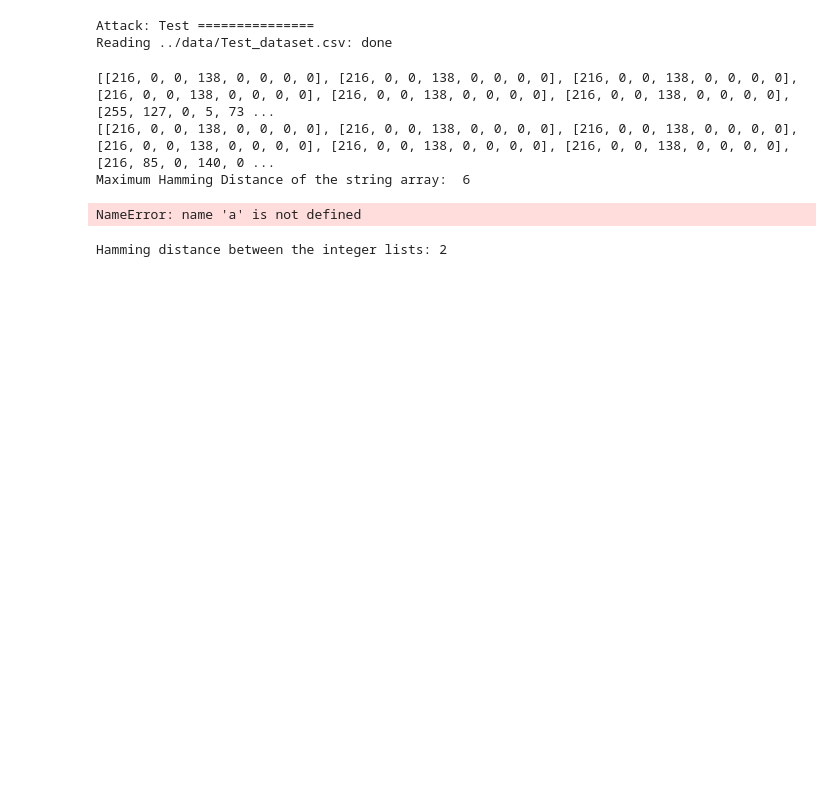
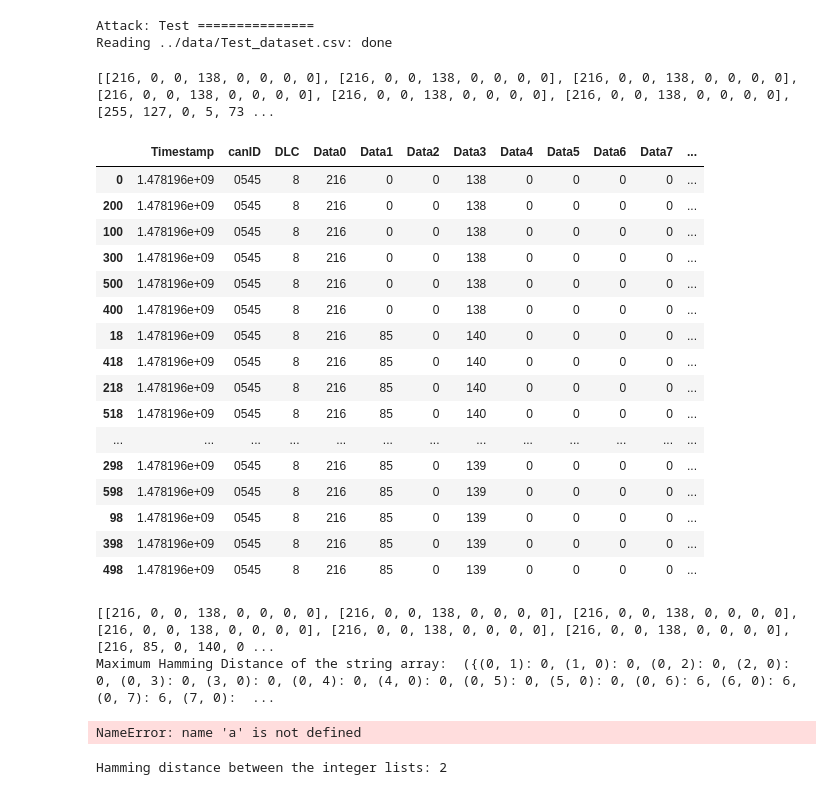
Before and after one commit to d41sys/CAN-AE-Transformer-IDS, a Jupyter notebook: notebooks/entropy_based.ipynb, the cells around one changed output. Drawn from its saved outputs; the diff is of its cells as text; code cells hidden in the pictures; blank space fills up the shorter version.

```diff
--- a/notebooks/entropy_based.ipynb
+++ b/notebooks/entropy_based.ipynb
@@ -74,33 +74,27 @@ def extract_time_interval(time_list):
 
     return max_min(differences)
 
-def hamming_distance(list1, list2):
-    if len(list1) != len(list2):
-        raise ValueError("Input lists must have the same length.")
+def hamming_distance_int_list(seq1, seq2):
+    # Calculate the Hamming distance between two binary sequences represented as lists
+    return sum(bin(x ^ y).count('1') for x, y in zip(seq1, seq2))
 
-    distance = sum(a != b for a, b in zip(list1, list2))
-    return distance
-
-def print_all_distances(string_array):
-    n = len(string_array)
+def all_pair_hamming_distance_int_list(sequence_list):
+    n = len(sequence_list)
+    hamming_distances = {}
+    max_distance = 0
+    min_distance = 64
 
     for i in range(n):
         for j in range(i + 1, n):
-            distance = hamming_distance(string_array[i], string_array[j])
-            print(f"Hamming distance between '{string_array[i]}' and '{string_array[j]}': {distance}")
+            distance = hamming_distance_int_list(sequence_list[i], sequence_list[j])
+            max_distance = max(max_distance, distance)
+            min_distance = min(min_distance, distance)
+            hamming_distances[(i, j)] = distance
+            # Since Hamming distance is symmetric (H(A, B) == H(B, A)),
+            # we can also store the distance for (j, i) pair.
+            hamming_distances[(j, i)] = distance
 
-def max_hamming_distance(string_array):
-    n = len(string_array)
-    max_distance = 0
-
-    # Iterate through all possible rotations of the array
-    for i in range(n):
-        rotated_array = string_array[i:] + string_array[:i]
-        distance = hamming_distance(string_array, rotated_array)
-
-        max_distance = max(max_distance, distance)
-
-    return max_distance
+    return hamming_distances, max_distance, min_distance
 # %%
 def split_data(file_name, attack_id):
     if not os.path.exists(file_name):
@@ -134,6 +128,7 @@ def split_data(file_name, attack_id):
 
     for id in unique_canID_list:
         filter_df = normal_df[normal_df['canID'] == id]
+        display(filter_df)
         csvfile = '../data/entropy/{}_{}.csv'.format(id, attack_name)
         # filter_df.to_csv(csvfile, index=False, mode='a+')
         # print(filter_df)
@@ -142,7 +137,7 @@ def split_data(file_name, attack_id):
         max_time, min_time = extract_time_interval(time_list)
         print(payload_list, " has length: ", len(payload_list))
         # print_all_distances(payload_list)
-        print("Maximum Hamming Distance of the string array: ", hamming_distance('216001380000', '2168501390000'))
+        print("Maximum Hamming Distance of the string array: ", all_pair_hamming_distance_int_list(payload_list))
 
         a
         # print("Time interval of: {}\n max: {}\n min: {}".format(id, max_time, min_time))
@@ -155,36 +150,53 @@ def split_data(file_name, attack_id):
 
     # print("BYTEs: ", df['Flag'][0].nbytes)
 
     # print("timestamp output", timestamp[0], " and length: ", len(timestamp[0]))
     # print("canid output", canid[0], " and length: ", len(canid[0]))
     # print("data output", data[0], " and length: ", len(data[0]))
     # print("label output", label[0], " and length: ", len(label[0]))
 
     # print('Label before use: ', df['label'])
     # df['label'] = df['label'].apply(lambda x: attack_id if any(x) else 0)
     # print('Label after use: ', df['label'])
     # print("Aggregating data: Done")
     # print('#Normal: ', df[df['label'] == 0].shape[0])
     # print('#Attack: ', df[df['label'] != 0].shape[0])
     # return df[['timestamp', 'header', 'payload', 'label']].reset_index().drop(['index'], axis=1)
 
 # attack_types = ['test','DoS', 'Fuzzy', 'gear', 'RPM']
 attack_types = ['Test']
 indir = '../data'
 
 for attack_id, attack in enumerate(attack_types):
     print('Attack: {} ==============='.format(attack))
     finput = '{}/{}_dataset.csv'.format(indir, attack)
     df = split_data(finput, attack_id + 1)
 
 df
 # %% [output]
 Attack: Test ===============
 Reading ../data/Test_dataset.csv: done
 [[216, 0, 0, 138, 0, 0, 0, 0], [216, 0, 0, 138, 0, 0, 0, 0], [216, 0, 0, 138, 0, 0, 0, 0], [216, 0, 0, 138, 0, 0, 0, 0], [216, 0, 0, 138, 0, 0, 0, 0], [216, 0, 0, 138, 0, 0, 0, 0], [255, 127, 0, 5, 73 ...
-[[216, 0, 0, 138, 0, 0, 0, 0], [216, 0, 0, 138, 0, 0, 0, 0], [216, 0, 0, 138, 0, 0, 0, 0], [216, 0, 0, 138, 0, 0, 0, 0], [216, 0, 0, 138, 0, 0, 0, 0], [216, 0, 0, 138, 0, 0, 0, 0], [216, 85, 0, 140, 0 ...
-Maximum Hamming Distance of the string array:  6
+|  | Timestamp | canID | DLC | Data0 | Data1 | Data2 | Data3 | Data4 | Data5 | Data6 | Data7 | ... |
+| 0 | 1.478196e+09 | 0545 | 8 | 216 | 0 | 0 | 138 | 0 | 0 | 0 | 0 | ... |
+| 200 | 1.478196e+09 | 0545 | 8 | 216 | 0 | 0 | 138 | 0 | 0 | 0 | 0 | ... |
+| 100 | 1.478196e+09 | 0545 | 8 | 216 | 0 | 0 | 138 | 0 | 0 | 0 | 0 | ... |
+| 300 | 1.478196e+09 | 0545 | 8 | 216 | 0 | 0 | 138 | 0 | 0 | 0 | 0 | ... |
+| 500 | 1.478196e+09 | 0545 | 8 | 216 | 0 | 0 | 138 | 0 | 0 | 0 | 0 | ... |
+| 400 | 1.478196e+09 | 0545 | 8 | 216 | 0 | 0 | 138 | 0 | 0 | 0 | 0 | ... |
+| 18 | 1.478196e+09 | 0545 | 8 | 216 | 85 | 0 | 140 | 0 | 0 | 0 | 0 | ... |
+| 418 | 1.478196e+09 | 0545 | 8 | 216 | 85 | 0 | 140 | 0 | 0 | 0 | 0 | ... |
+| 218 | 1.478196e+09 | 0545 | 8 | 216 | 85 | 0 | 140 | 0 | 0 | 0 | 0 | ... |
+| 518 | 1.478196e+09 | 0545 | 8 | 216 | 85 | 0 | 140 | 0 | 0 | 0 | 0 | ... |
+| ... | ... | ... | ... | ... | ... | ... | ... | ... | ... | ... | ... | ... |
+| 298 | 1.478196e+09 | 0545 | 8 | 216 | 85 | 0 | 139 | 0 | 0 | 0 | 0 | ... |
+| 598 | 1.478196e+09 | 0545 | 8 | 216 | 85 | 0 | 139 | 0 | 0 | 0 | 0 | ... |
+| 98 | 1.478196e+09 | 0545 | 8 | 216 | 85 | 0 | 139 | 0 | 0 | 0 | 0 | ... |
+| 398 | 1.478196e+09 | 0545 | 8 | 216 | 85 | 0 | 139 | 0 | 0 | 0 | 0 | ... |
+| 498 | 1.478196e+09 | 0545 | 8 | 216 | 85 | 0 | 139 | 0 | 0 | 0 | 0 | ... |
-NameError: name 'a' is not defined
+[[216, 0, 0, 138, 0, 0, 0, 0], [216, 0, 0, 138, 0, 0, 0, 0], [216, 0, 0, 138, 0, 0, 0, 0], [216, 0, 0, 138, 0, 0, 0, 0], [216, 0, 0, 138, 0, 0, 0, 0], [216, 0, 0, 138, 0, 0, 0, 0], [216, 85, 0, 140, 0 ...
+Maximum Hamming Distance of the string array:  ({(0, 1): 0, (1, 0): 0, (0, 2): 0, (2, 0): 0, (0, 3): 0, (3, 0): 0, (0, 4): 0, (4, 0): 0, (0, 5): 0, (5, 0): 0, (0, 6): 6, (6, 0): 6, (0, 7): 6, (7, 0):  ...
+NameError: name 'a' is not defined
 # %%
 def hamming_distance_int(list1, list2):
     if len(list1) != len(list2):
```
Also changed, not shown: parts of 5 cells of this notebook, 3 other files.
